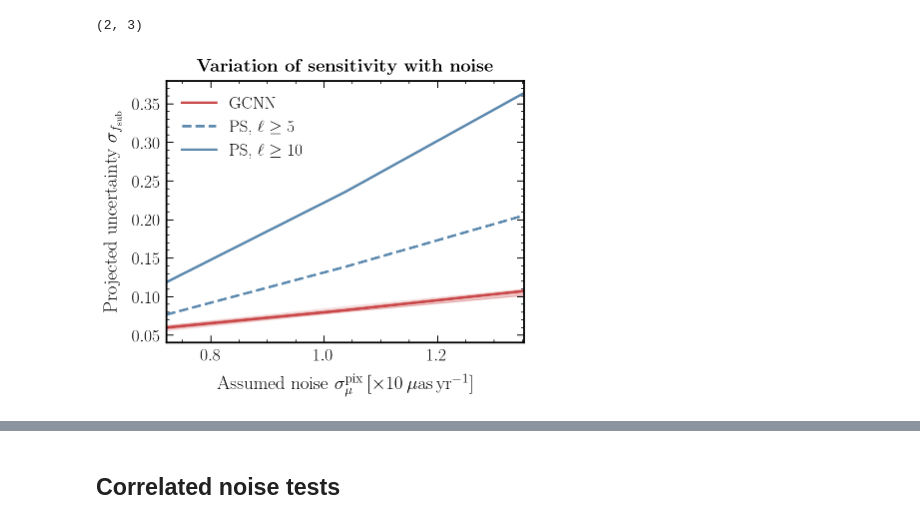
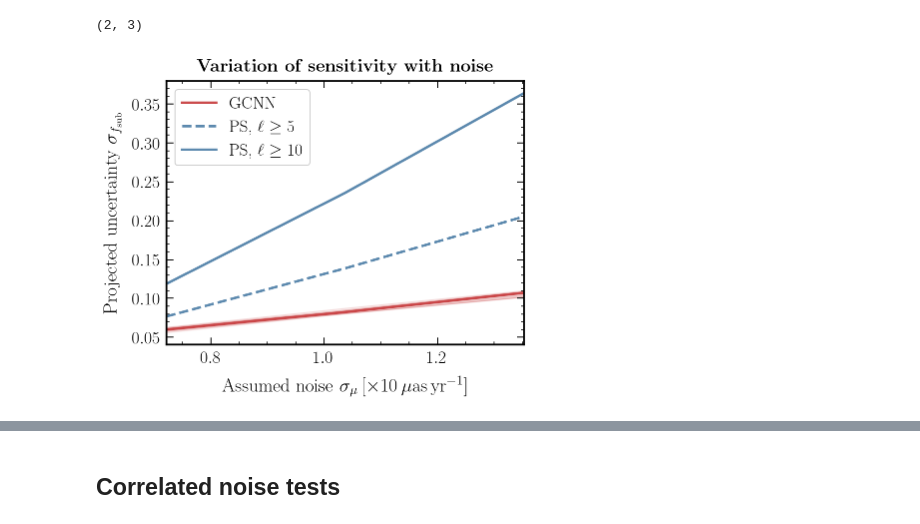
Before and after one commit to smsharma/neural-global-astrometry, a Jupyter notebook: notebooks/01_cdm.ipynb, the cells around one changed output, grey strips where cells are left out. Cells and saved outputs as stored; diff of their text form; code cells hidden in the pictures.

```diff
--- a/notebooks/01_cdm.ipynb
+++ b/notebooks/01_cdm.ipynb
@@ -584,25 +587,25 @@ sigma_ps.shape
 # %%
 run_id_list = ['303ceae8593c4ab78a573e1a3b1d83b1', '1936d60ac8f945b4b6873c96a4946f32', 'ede8a36abe9d4baf9dd8bbfbf7d0f158']
 
 perc = (f_sub_fid / 150 / 2) * np.array([np.nanpercentile(lims_ary[i], q=[2.5, 16, 50, 84, 97.5]) for i in range(len(run_id_list))])
 
 plt.plot(np.array(sigma_list) * 10 * np.sqrt(N_q_pix), perc[:, 2], label="GCNN", color=cols_default[0])
 plt.fill_between(np.array(sigma_list) * 10 * np.sqrt(N_q_pix), perc[:, 1], perc[:, 3], alpha=0.2, color=cols_default[0])
 plt.fill_between(np.array(sigma_list) * 10 * np.sqrt(N_q_pix), perc[:, 0], perc[:, 4], alpha=0.1, color=cols_default[0])
 
 for i_s, sigma_mu in enumerate(sigma_ps):
     plt.plot(np.array(sigma_list) * 10 * np.sqrt(N_q_pix), sigma_mu, label=r"PS, $\ell \ge {}$".format(l_min_list[i_s]), color=cols_default[1], ls=ls_list[i_s])
 
 plt.xlim(0.0016 * 10 * np.sqrt(N_q_pix), 0.003 * 10 * np.sqrt(N_q_pix))
 
-plt.xlabel(r"Assumed noise $\sigma_\mu^\mathrm{pix}\,[\times 10\,\mu$as\,yr$^{-1}$]")
+plt.xlabel(r"Assumed noise $\sigma_\mu\,[\times 10\,\mu$as\,yr$^{-1}$]")
 plt.ylabel(r"Projected uncertainty $\sigma_{f_\mathrm{sub}}$")
 
 plt.title(r"\bf{Variation of sensitivity with noise}", y=1.008)
 
-plt.legend()
+plt.legend(frameon=True, framealpha=0.95)
 
 plt.tight_layout()
 plt.savefig("../paper/ml4ps/figures/noise_var.pdf")
 # %% [output]
-[figure, old version]
+[figure, new version]
```
Also changed, not shown: parts of 10 cells of this notebook, 8 other files.
